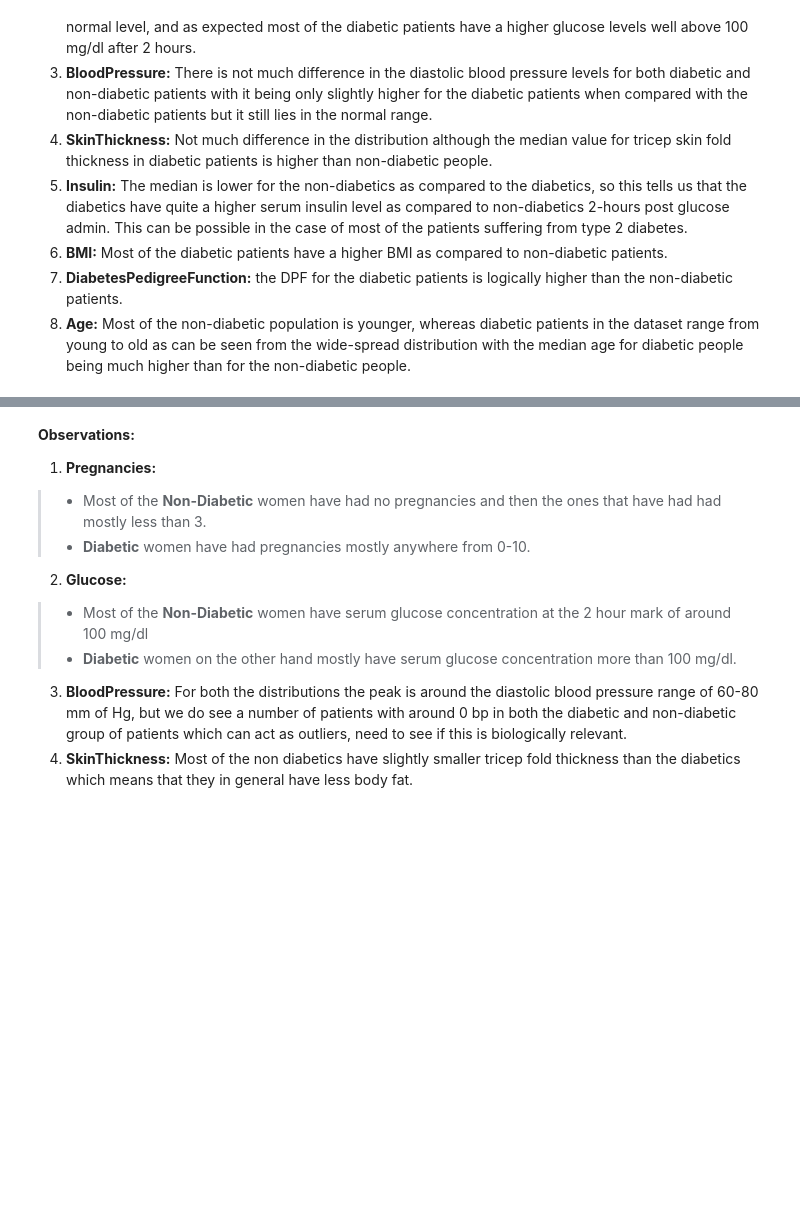
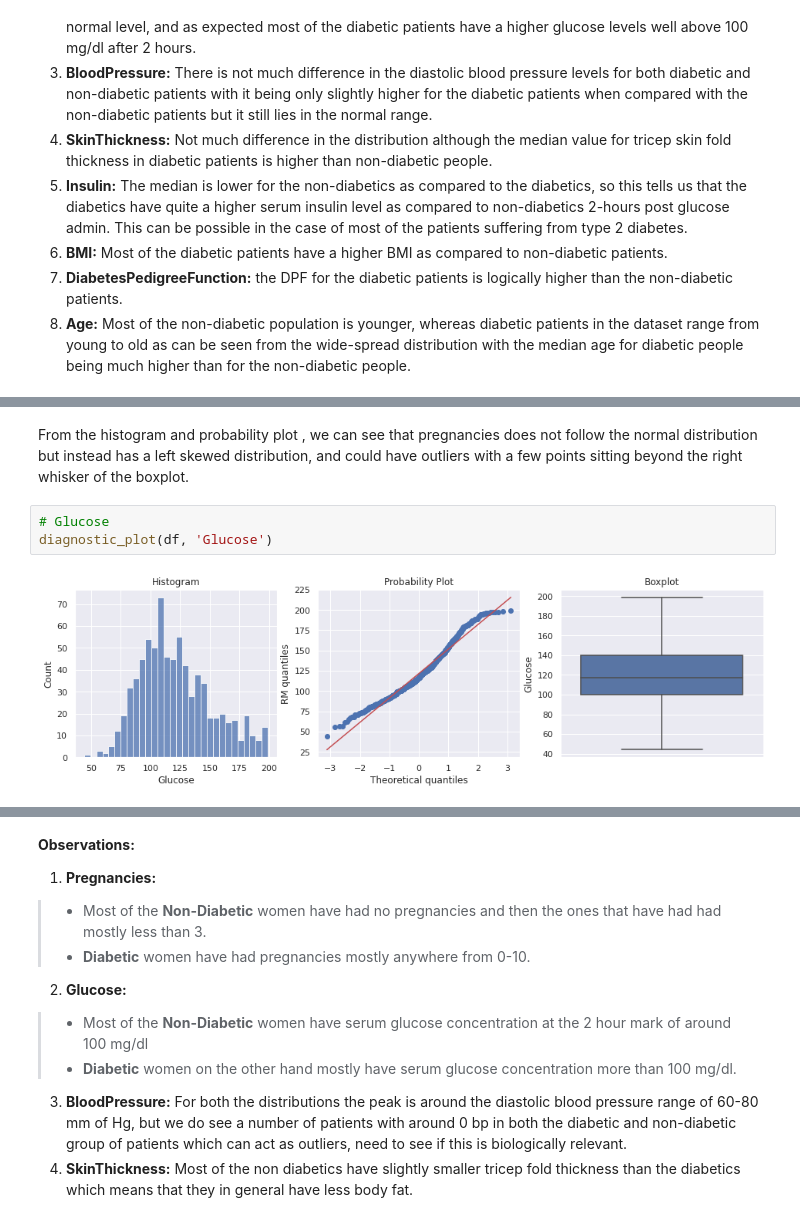
Before and after one commit to Harsheen98/AI-Projects, a Jupyter notebook: Pima-Indian-Diabetes/Pima_Indian_Diabetes_EDA.ipynb, the cells around one changed output, grey strips where cells are left out. Saved outputs shown, nothing was run; the diff lists cells and outputs as text; blank space fills up the shorter version.

```diff
--- a/Pima-Indian-Diabetes/Pima_Indian_Diabetes_EDA.ipynb
+++ b/Pima-Indian-Diabetes/Pima_Indian_Diabetes_EDA.ipynb
@@ -748,0 +799,7 @@ plt.show()
+# %% [markdown]
+From the histogram and probability plot , we can see that pregnancies does not follow the normal distribution but instead has a left skewed distribution, and could have outliers with a few points sitting beyond the right whisker of the boxplot.
+# %%
+# Glucose
+diagnostic_plot(df, 'Glucose')
+# %% [output]
+[figure, added]
```
Also changed, not shown: parts of 46 cells of this notebook.
